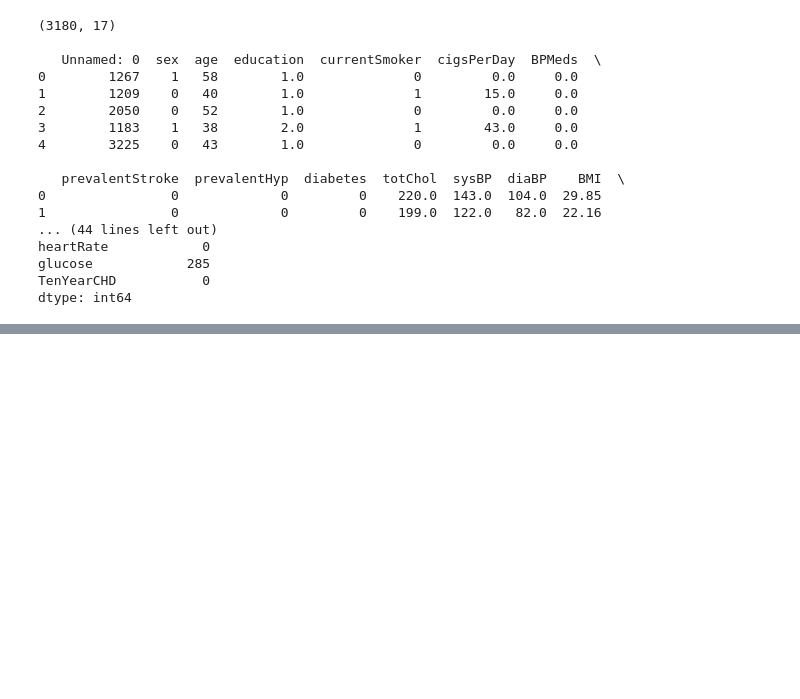
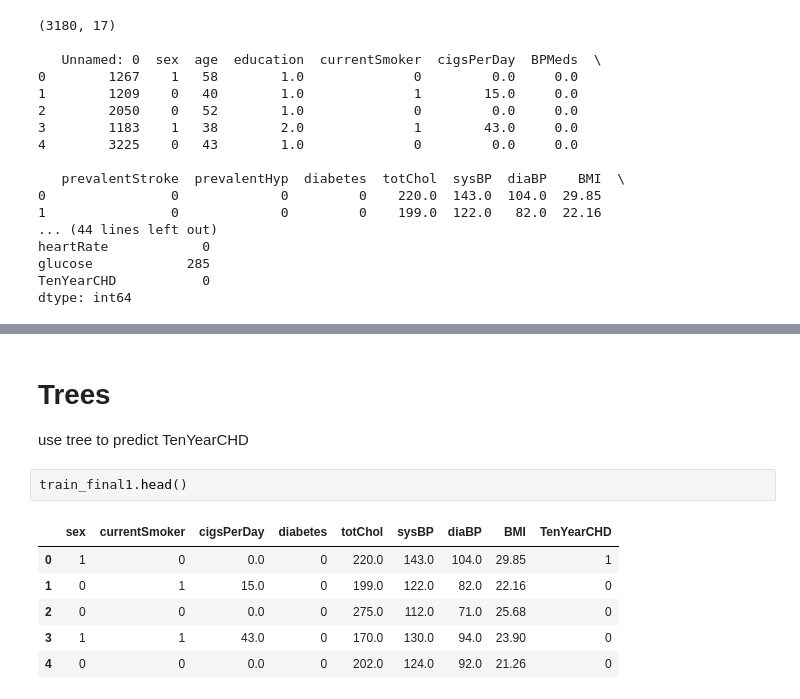
Before and after one commit to Catherine-Nguyen88/project_chd, a Jupyter notebook: chd_Isabella's_part.ipynb, the cells around one changed output, grey strips where cells are left out. Drawn from its saved outputs; the diff is of its cells as text; blank space fills up the shorter version.

```diff
--- a/chd_Isabella's_part.ipynb
+++ b/chd_Isabella's_part.ipynb
@@ -75,0 +107,13 @@ dtype: int64
+# %% [markdown]
+# Trees
+
+use tree to predict TenYearCHD
+# %%
+train_final1.head()
+# %% [output]
+|  | sex | currentSmoker | cigsPerDay | diabetes | totChol | sysBP | diaBP | BMI | TenYearCHD |
+| 0 | 1 | 0 | 0.0 | 0 | 220.0 | 143.0 | 104.0 | 29.85 | 1 |
+| 1 | 0 | 1 | 15.0 | 0 | 199.0 | 122.0 | 82.0 | 22.16 | 0 |
+| 2 | 0 | 0 | 0.0 | 0 | 275.0 | 112.0 | 71.0 | 25.68 | 0 |
+| 3 | 1 | 1 | 43.0 | 0 | 170.0 | 130.0 | 94.0 | 23.90 | 0 |
+| 4 | 0 | 0 | 0.0 | 0 | 202.0 | 124.0 | 92.0 | 21.26 | 0 |
```
Also changed, not shown: parts of 8 cells of this notebook.
